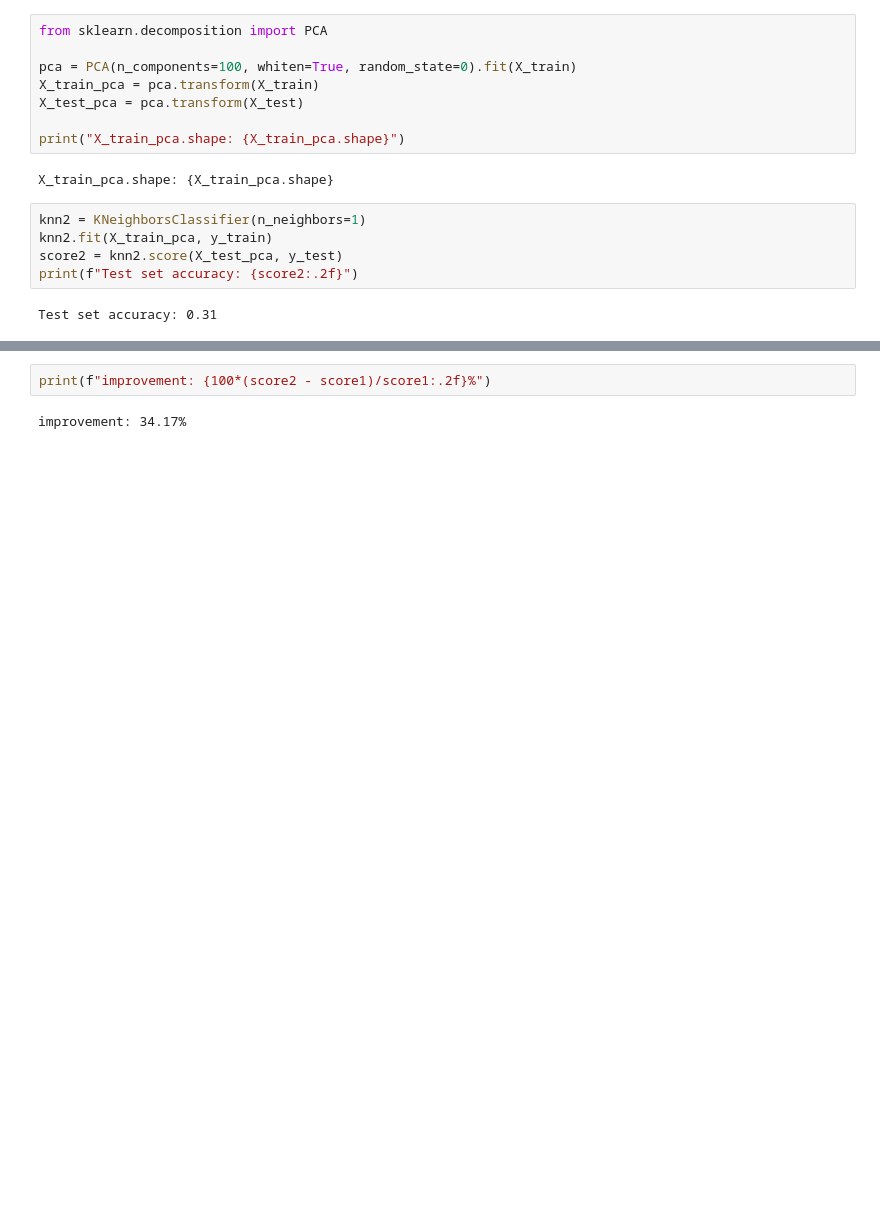
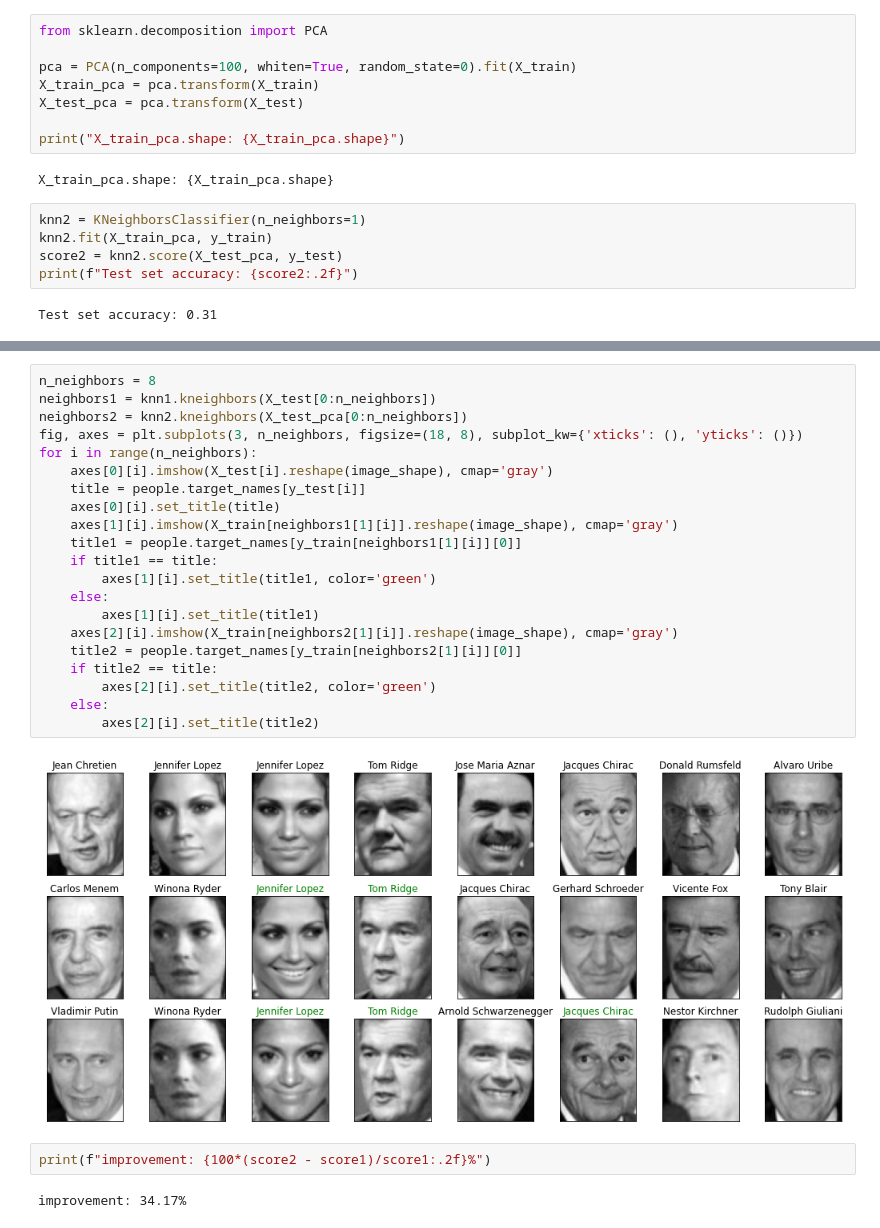
Before and after one commit to yao-eastside/machine-learning-pearls, a Jupyter notebook: faces/faces.ipynb, the cells around one changed output, grey strips where cells are left out. Drawn from its saved outputs; the diff is of its cells as text; blank space fills up the shorter version.

```diff
--- a/faces/faces.ipynb
+++ b/faces/faces.ipynb
@@ -109,3 +131,26 @@ Test set accuracy: 0.31
+# %%
+n_neighbors = 8
+neighbors1 = knn1.kneighbors(X_test[0:n_neighbors])
+neighbors2 = knn2.kneighbors(X_test_pca[0:n_neighbors])
+fig, axes = plt.subplots(3, n_neighbors, figsize=(18, 8), subplot_kw={'xticks': (), 'yticks': ()})
+for i in range(n_neighbors):
+    axes[0][i].imshow(X_test[i].reshape(image_shape), cmap='gray')
+    title = people.target_names[y_test[i]]
+    axes[0][i].set_title(title)
+    axes[1][i].imshow(X_train[neighbors1[1][i]].reshape(image_shape), cmap='gray')
+    title1 = people.target_names[y_train[neighbors1[1][i]][0]]
+    if title1 == title:
+        axes[1][i].set_title(title1, color='green')
+    else:
+        axes[1][i].set_title(title1)
+    axes[2][i].imshow(X_train[neighbors2[1][i]].reshape(image_shape), cmap='gray')
+    title2 = people.target_names[y_train[neighbors2[1][i]][0]]
+    if title2 == title:
+        axes[2][i].set_title(title2, color='green')
+    else:
+        axes[2][i].set_title(title2)
+# %% [output]
+[figure, added]
 # %%
 print(f"improvement: {100*(score2 - score1)/score1:.2f}%")
 # %% [output]
```
Also changed, not shown: parts of 4 cells of this notebook.
